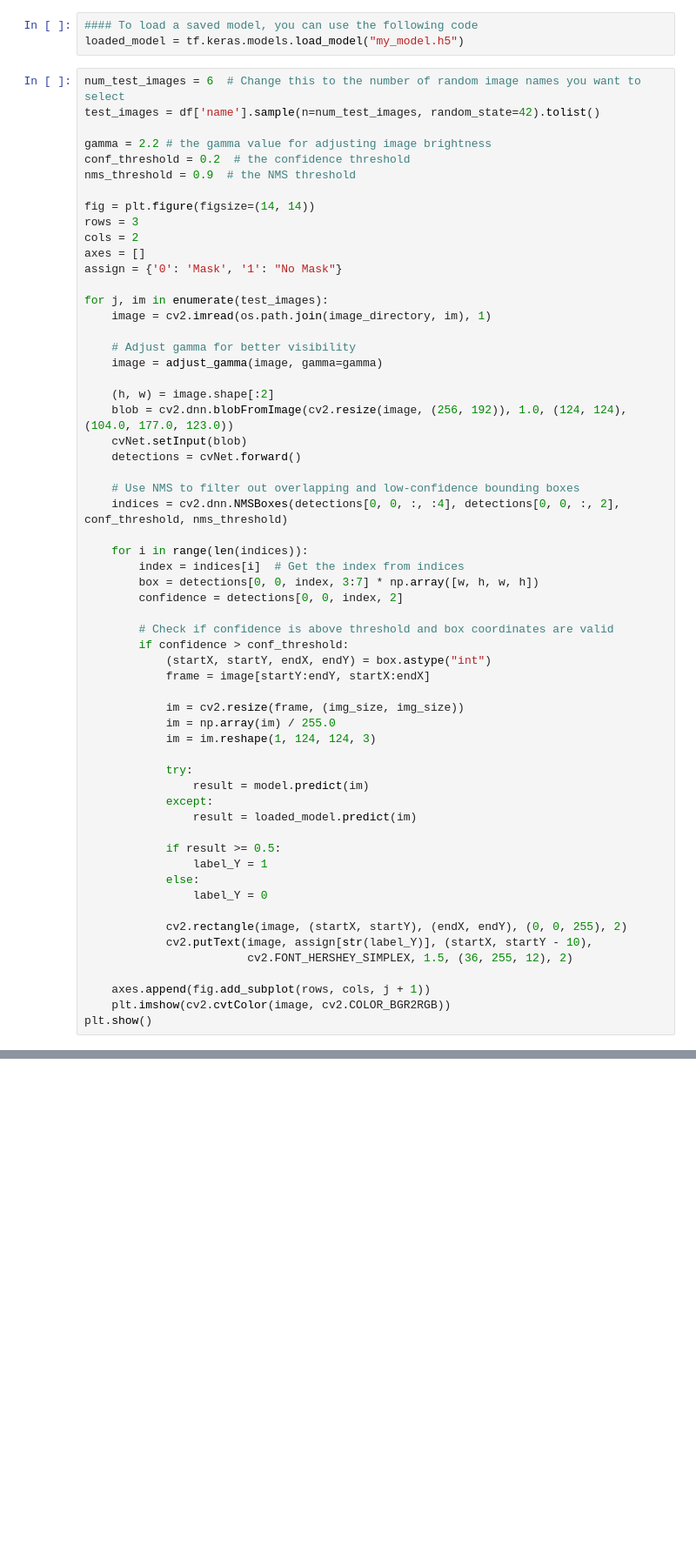
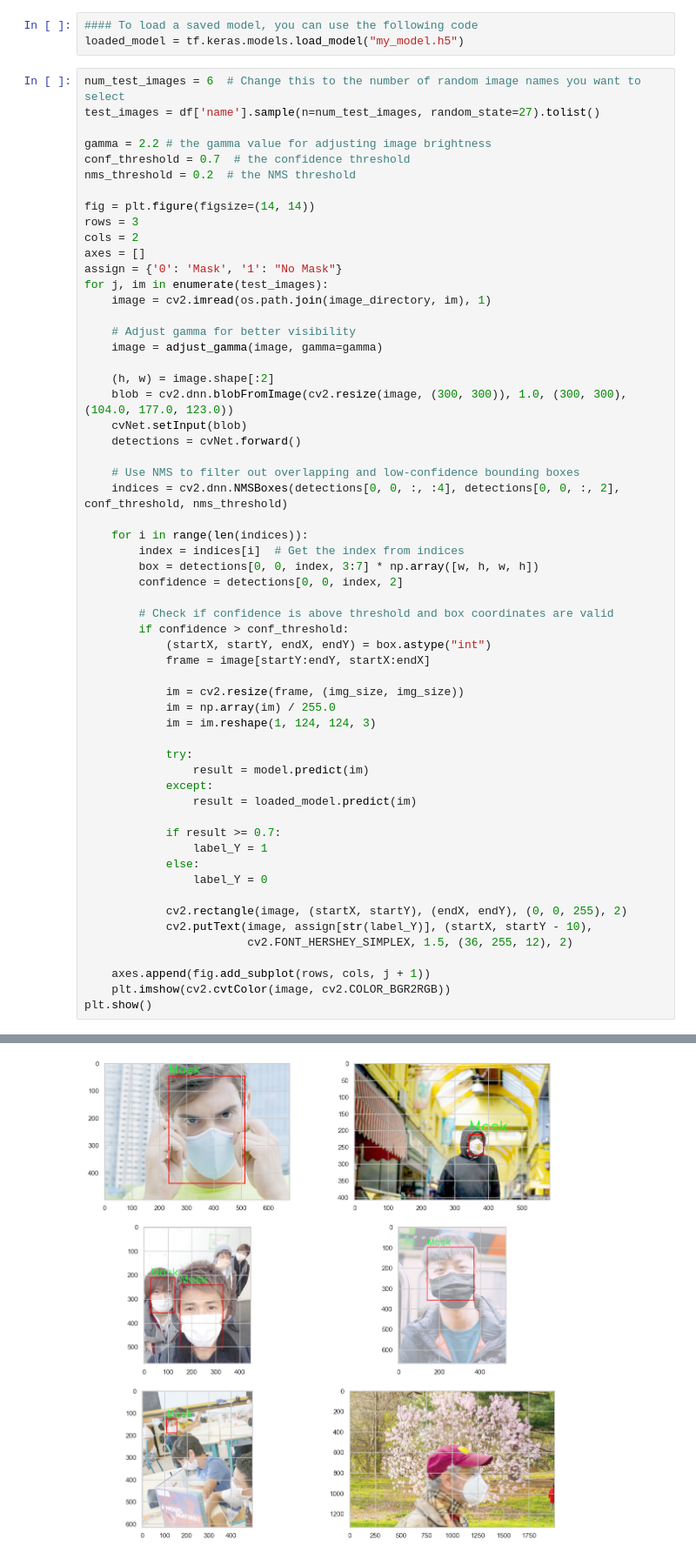
Before and after one commit to ARPIT2128/SAP-internal-face-mask-detection, a Jupyter notebook: face_mask_detection.ipynb, the cells around one changed output, grey strips where cells are left out. Shown at 87% size. Drawn from its saved outputs; the diff is of its cells as text; blank space fills up the shorter version.

```diff
--- a/face_mask_detection.ipynb
+++ b/face_mask_detection.ipynb
@@ -215,18 +171,17 @@ model.save("my_model.h5")
 loaded_model = tf.keras.models.load_model("my_model.h5")
 # %%
 num_test_images = 6  # Change this to the number of random image names you want to select
-test_images = df['name'].sample(n=num_test_images, random_state=42).tolist()
+test_images = df['name'].sample(n=num_test_images, random_state=27).tolist()
 
 gamma = 2.2 # the gamma value for adjusting image brightness
-conf_threshold = 0.2  # the confidence threshold
-nms_threshold = 0.9  # the NMS threshold
+conf_threshold = 0.7  # the confidence threshold
+nms_threshold = 0.2  # the NMS threshold
 
 fig = plt.figure(figsize=(14, 14))
 rows = 3
 cols = 2
 axes = []
 assign = {'0': 'Mask', '1': "No Mask"}
-
 for j, im in enumerate(test_images):
     image = cv2.imread(os.path.join(image_directory, im), 1)
 
@@ -234,7 +189,7 @@ for j, im in enumerate(test_images):
     image = adjust_gamma(image, gamma=gamma)
 
     (h, w) = image.shape[:2]
-    blob = cv2.dnn.blobFromImage(cv2.resize(image, (256, 192)), 1.0, (124, 124), (104.0, 177.0, 123.0))
+    blob = cv2.dnn.blobFromImage(cv2.resize(image, (300, 300)), 1.0, (300, 300), (104.0, 177.0, 123.0))
     cvNet.setInput(blob)
     detections = cvNet.forward()
 
@@ -260,7 +215,7 @@ for j, im in enumerate(test_images):
             except:
                 result = loaded_model.predict(im)
 
-            if result >= 0.5:
+            if result >= 0.7:
                 label_Y = 1
             else:
                 label_Y = 0
@@ -272,3 +227,4 @@ for j, im in enumerate(test_images):
     axes.append(fig.add_subplot(rows, cols, j + 1))
     plt.imshow(cv2.cvtColor(image, cv2.COLOR_BGR2RGB))
 plt.show()
+# %% [output]
@@ -274,0 +237 @@ plt.show()
+[figure, added]
```
Also changed, not shown: parts of 8 cells of this notebook.
